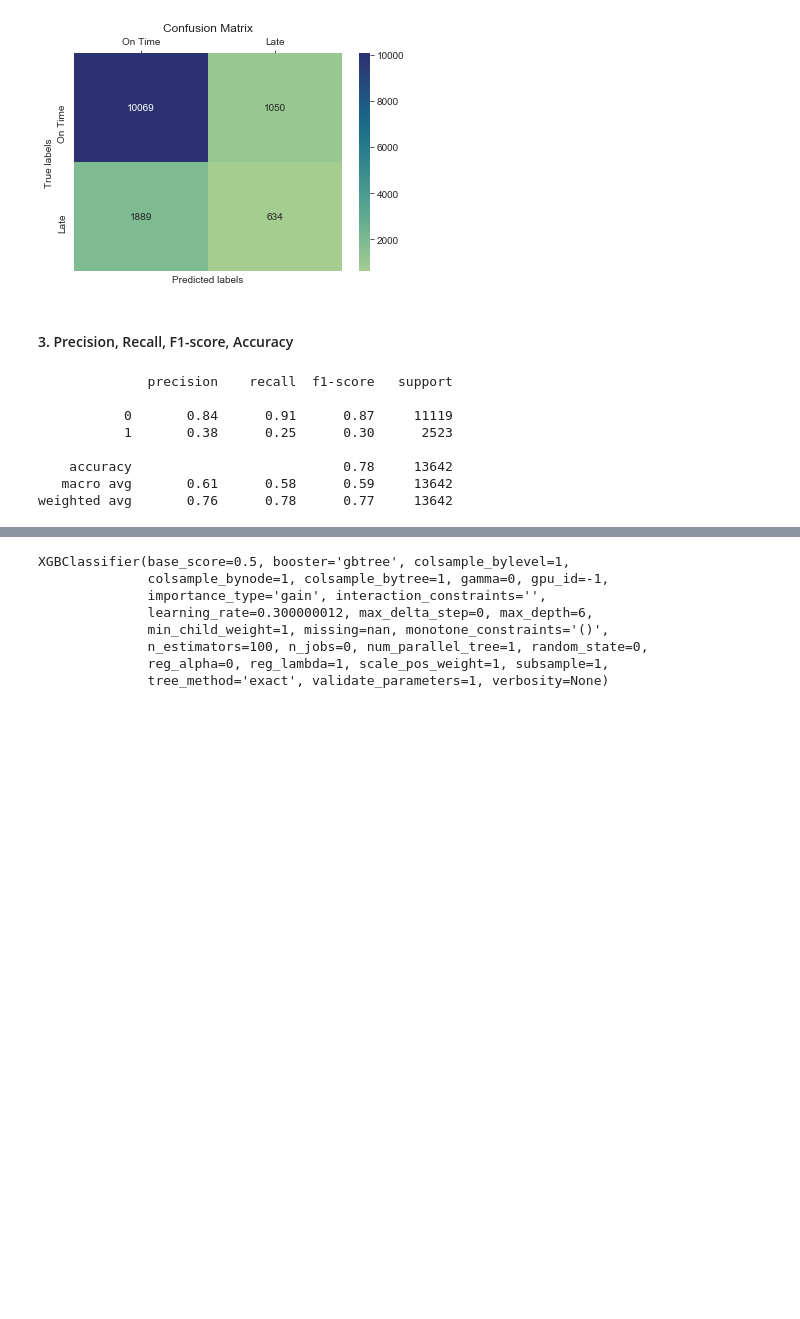
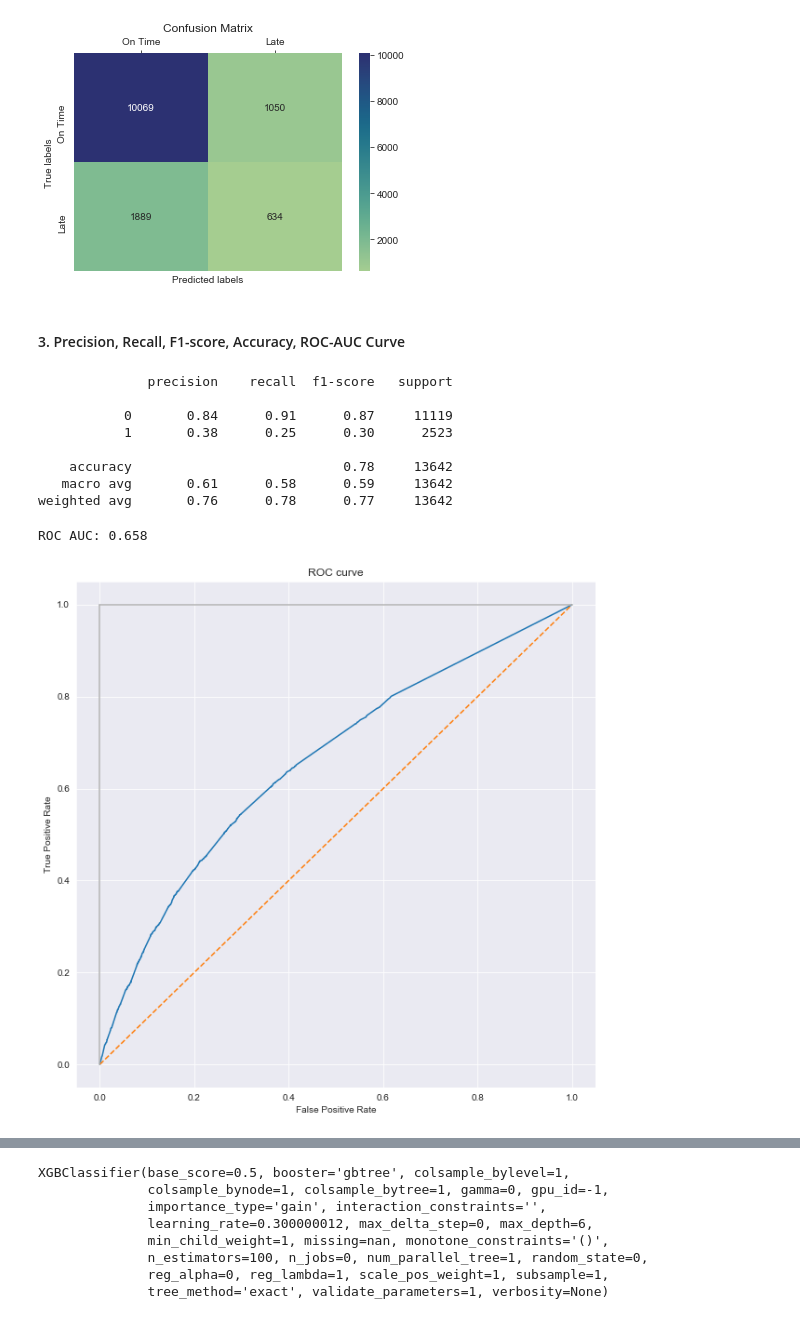
Before and after one commit to JaviviFMB/challenge-datascientist, a Jupyter notebook: solution.ipynb, the cells around one changed output, grey strips where cells are left out. Saved outputs shown, nothing was run; the diff lists cells and outputs as text; code cells hidden in the pictures; blank space fills up the shorter version.

```diff
--- a/solution.ipynb
+++ b/solution.ipynb
@@ -462,7 +465,7 @@ conf_matrix(y_test, y_pred)
 # %% [output]
 [figure]
 # %% [markdown]
-#### 3. Precision, Recall, F1-score, Accuracy
+#### 3. Precision, Recall, F1-score, Accuracy, ROC-AUC Curve
 # %%
 print(classification_report(y_test, y_pred))
 # %% [output]
@@ -474,3 +477,21 @@ print(classification_report(y_test, y_pred))
     accuracy                           0.78     13642
    macro avg       0.61      0.58      0.59     13642
 weighted avg       0.76      0.78      0.77     13642
+# %%
+#Creamos la función que nos servirá para evaluar todos los modelos
+def roc_auc(real, pred_proba):
+    false_positive_rate1, true_positive_rate1, threshold1 = roc_curve(real, pred_proba[:, 1])
+    print('ROC AUC: %.3f' % roc_auc_score(real, pred_proba[:, 1]))
+    plt.subplots(1, figsize=(10,10))
+    plt.title('ROC curve')
+    plt.plot(false_positive_rate1, true_positive_rate1)
+    plt.plot([0, 1], ls="--")
+    plt.plot([0, 0], [1, 0] , c=".7"), plt.plot([1, 1] , c=".7")
+    plt.ylabel('True Positive Rate')
+    plt.xlabel('False Positive Rate')
+    plt.show()
+
+roc_auc(y_test, rf_probability)
+# %% [output]
+ROC AUC: 0.658
+[figure, added]
```
Also changed, not shown: parts of 18 cells of this notebook.
